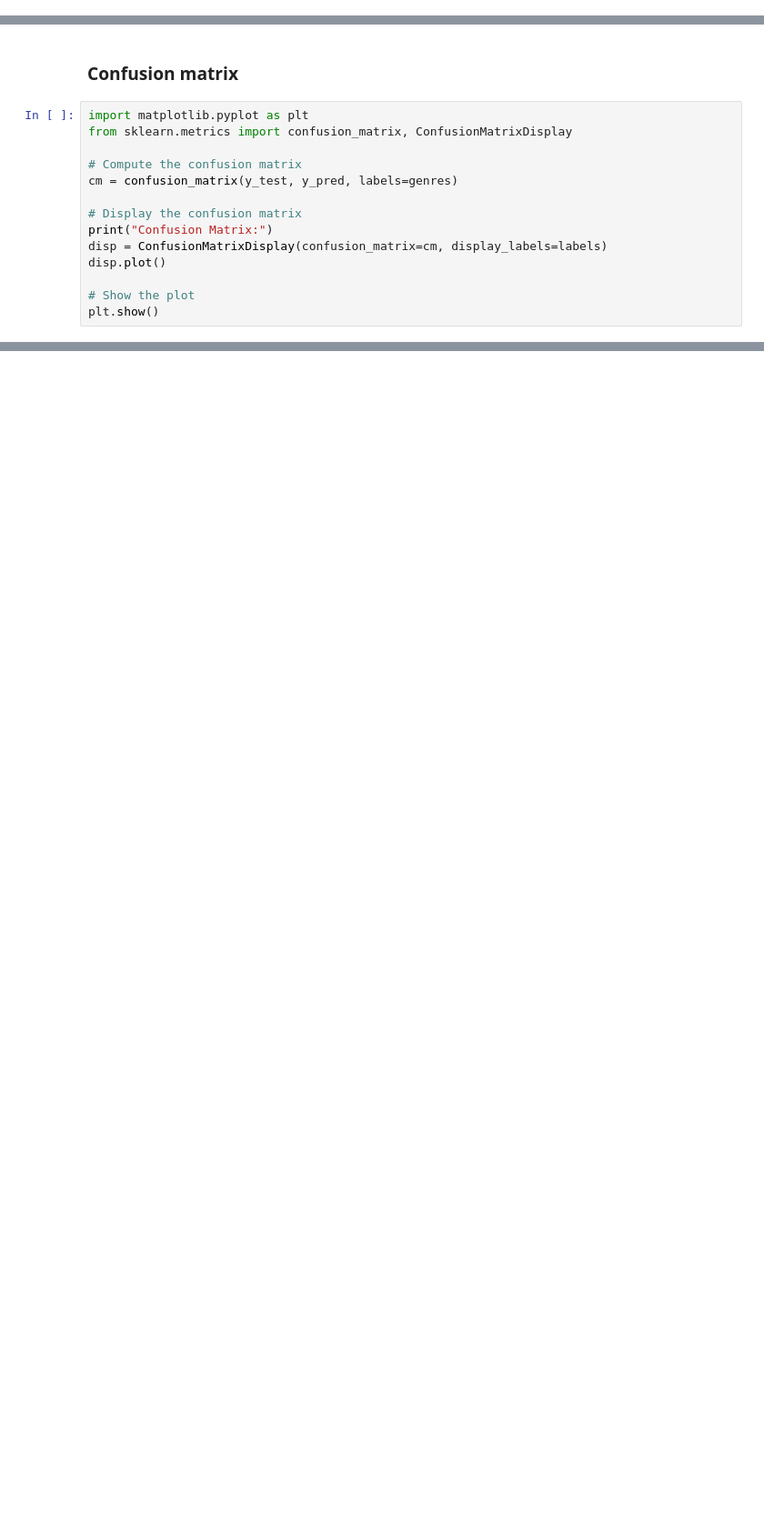
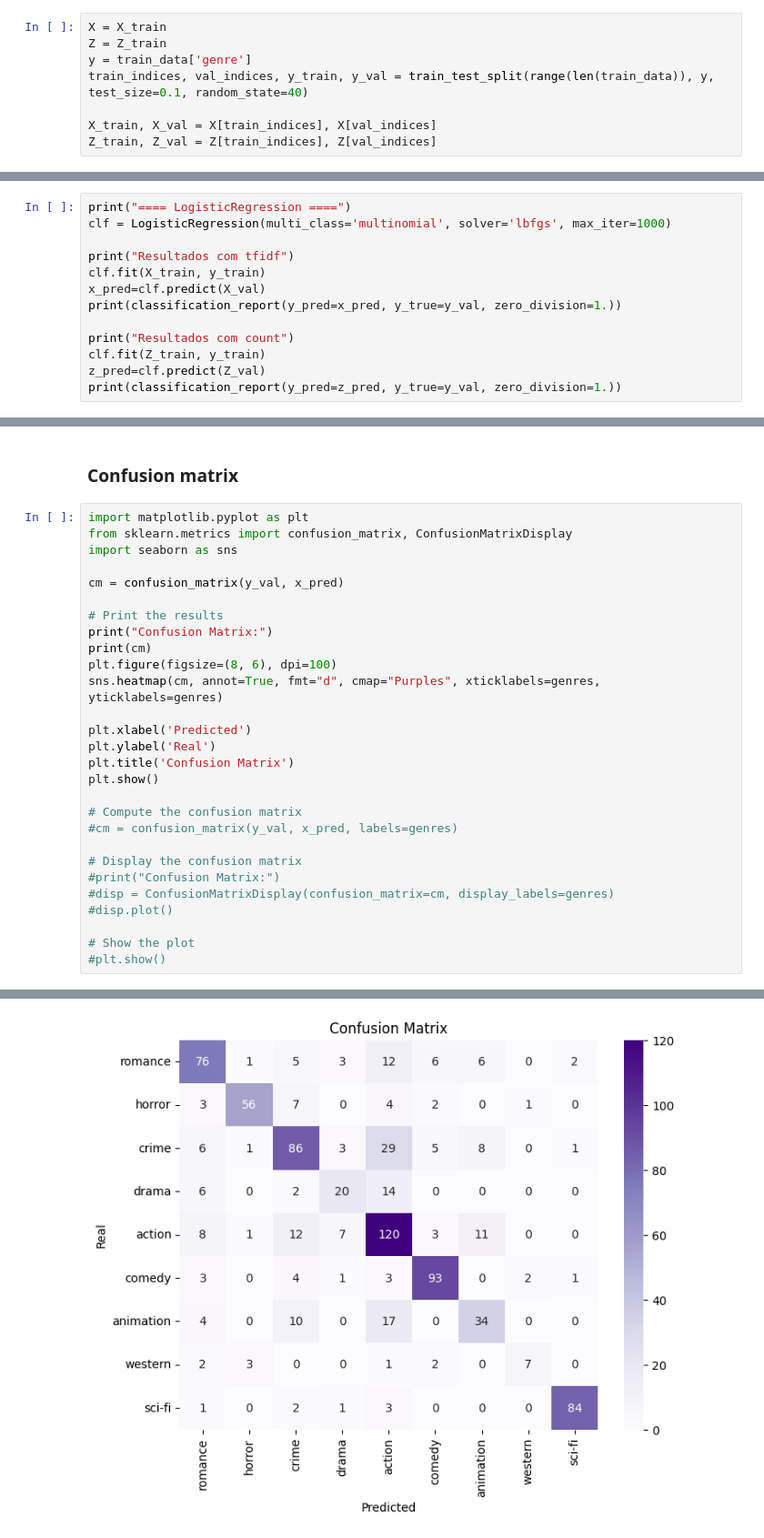
Before and after one commit to LC1243/NLP-MovieGenreClassifier, a Jupyter notebook: reviews.ipynb, the cells around one changed output, grey strips where cells are left out. Shown at 91% size. Drawn from its saved outputs; the diff is of its cells as text; blank space fills up the shorter version.

```diff
--- a/reviews.ipynb
+++ b/reviews.ipynb
@@ -233,0 +134,8 @@ weighted avg       0.66      0.63      0.62      1609
+# %%
+X = X_train
+Z = Z_train
+y = train_data['genre']
+train_indices, val_indices, y_train, y_val = train_test_split(range(len(train_data)), y, test_size=0.1, random_state=40)
+
+X_train, X_val = X[train_indices], X[val_indices]
+Z_train, Z_val = Z[train_indices], Z[val_indices]
@@ -233,0 +282,13 @@ weighted avg       0.66      0.63      0.62      1609
+# %%
+print("==== LogisticRegression ====")
+clf = LogisticRegression(multi_class='multinomial', solver='lbfgs', max_iter=1000)
+
+print("Resultados com tfidf")
+clf.fit(X_train, y_train)
+x_pred=clf.predict(X_val)
+print(classification_report(y_pred=x_pred, y_true=y_val, zero_division=1.))
+
+print("Resultados com count")
+clf.fit(Z_train, y_train)
+z_pred=clf.predict(Z_val)
+print(classification_report(y_pred=z_pred, y_true=y_val, zero_division=1.))
@@ -437,14 +309,29 @@ You should probably TRAIN this model on a down-stream task to be able to use it
 # %%
 import matplotlib.pyplot as plt
 from sklearn.metrics import confusion_matrix, ConfusionMatrixDisplay
+import seaborn as sns
+
+cm = confusion_matrix(y_val, x_pred)
+
+# Print the results
+print("Confusion Matrix:")
+print(cm)
+plt.figure(figsize=(8, 6), dpi=100)
+sns.heatmap(cm, annot=True, fmt="d", cmap="Purples", xticklabels=genres, yticklabels=genres)
+
+plt.xlabel('Predicted')
+plt.ylabel('Real')
+plt.title('Confusion Matrix')
+plt.show()
 
 # Compute the confusion matrix
-cm = confusion_matrix(y_test, y_pred, labels=genres)
+#cm = confusion_matrix(y_val, x_pred, labels=genres)
 
 # Display the confusion matrix
-print("Confusion Matrix:")
-disp = ConfusionMatrixDisplay(confusion_matrix=cm, display_labels=labels)
-disp.plot()
+#print("Confusion Matrix:")
+#disp = ConfusionMatrixDisplay(confusion_matrix=cm, display_labels=genres)
+#disp.plot()
 
 # Show the plot
-plt.show()
+#plt.show()
+# %% [output]
@@ -450,0 +348 @@ plt.show()
+[figure, added]
```
Also changed, not shown: parts of 45 cells of this notebook.
